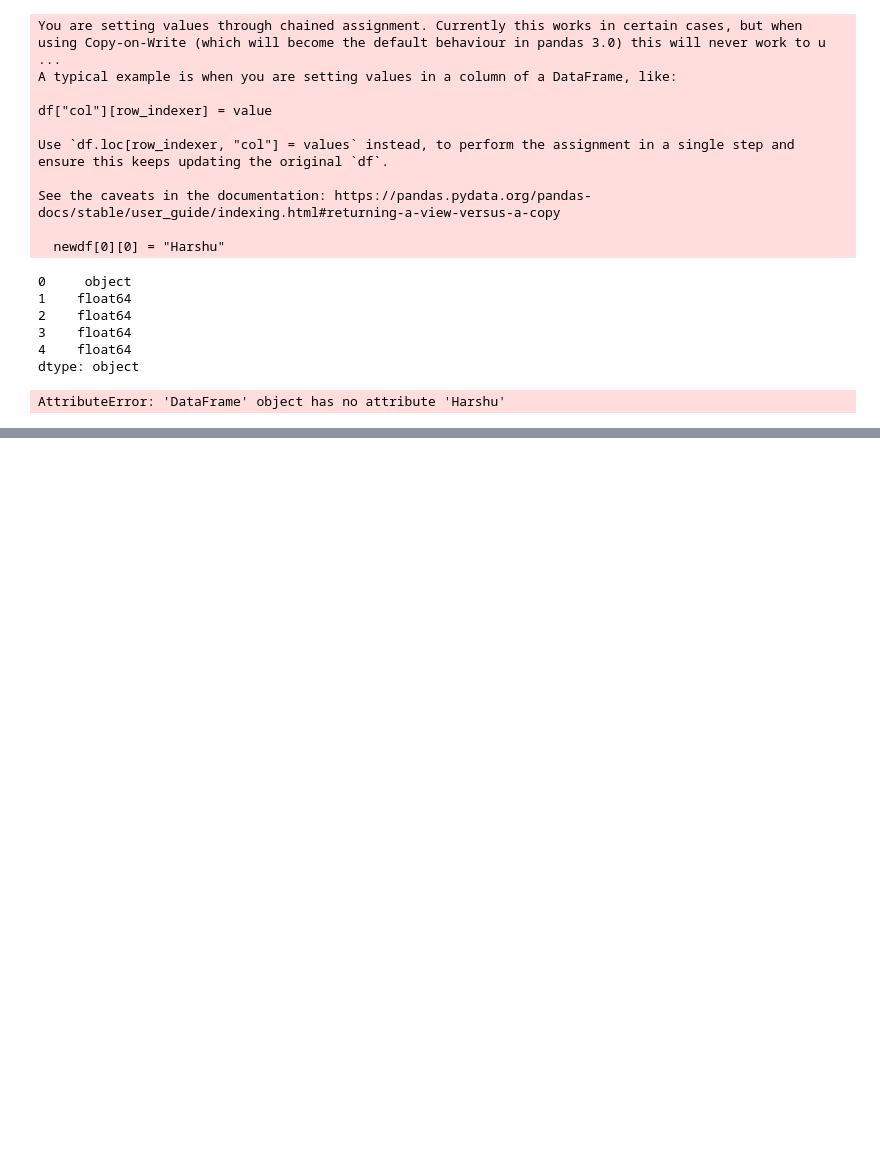
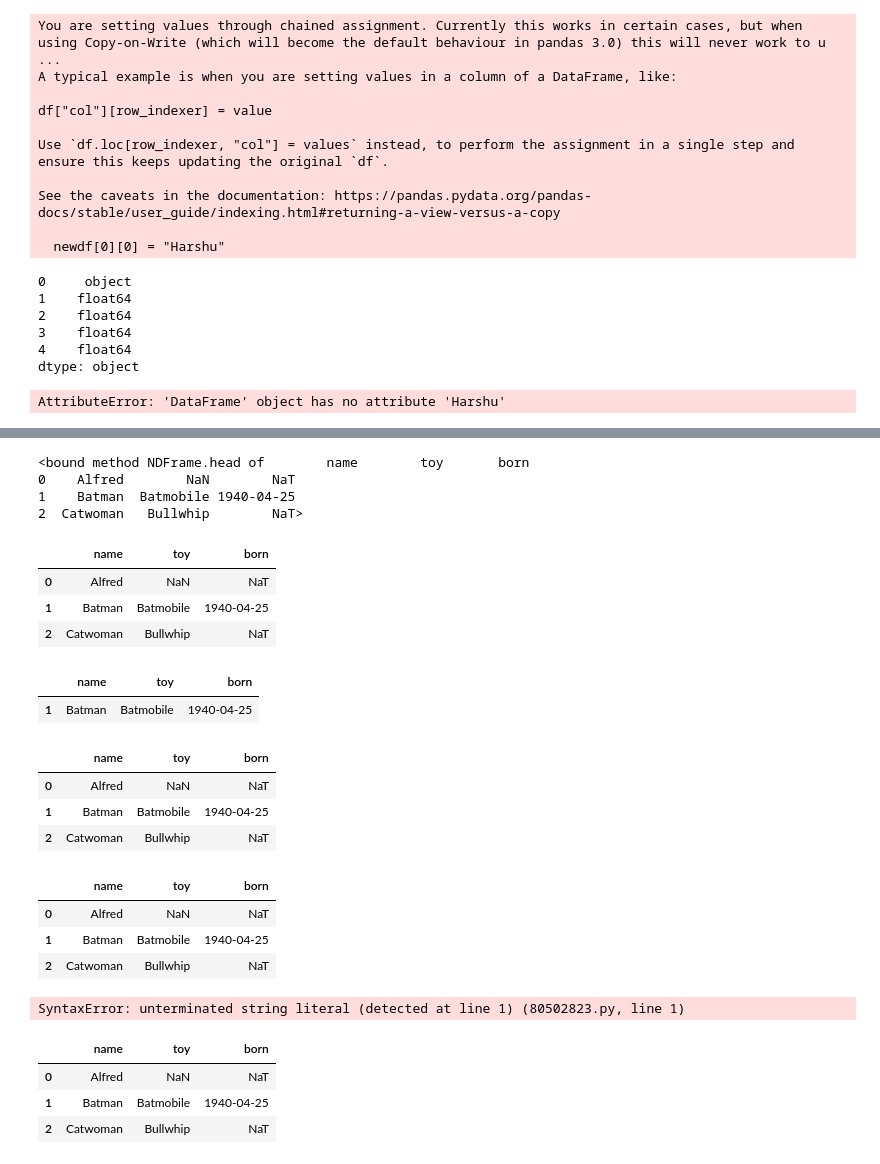
Before and after one commit to HarshitaSharmai/DSA-with-Python, a Jupyter notebook: PANDAS/Pandas.ipynb, the cells around one changed output, grey strips where cells are left out. Drawn from its saved outputs; the diff is of its cells as text; code cells hidden in the pictures; blank space fills up the shorter version.

```diff
--- a/PANDAS/Pandas.ipynb
+++ b/PANDAS/Pandas.ipynb
@@ -270,0 +244,51 @@ newdf
+# %%
+df = pd.DataFrame(
+    {         "name": ["Alfred", "Batman", "Catwoman"],
+        "toy": [np.nan, "Batmobile", "Bullwhip"],
+         "born": [pd.NaT, pd.Timestamp("1940-04-25"), pd.NaT],
+   }
+ )
+# %%
+df.head
+# %% [output]
+<bound method NDFrame.head of        name        toy       born
+0    Alfred        NaN        NaT
+1    Batman  Batmobile 1940-04-25
+2  Catwoman   Bullwhip        NaT>
+# %%
+df.head()
+# %% [output]
+|  | name | toy | born |
+| 0 | Alfred | NaN | NaT |
+| 1 | Batman | Batmobile | 1940-04-25 |
+| 2 | Catwoman | Bullwhip | NaT |
+# %%
+df.dropna()
+# %% [output]
+|  | name | toy | born |
+| 1 | Batman | Batmobile | 1940-04-25 |
+# %%
+df.dropna(how='all')
+# %% [output]
+|  | name | toy | born |
+| 0 | Alfred | NaN | NaT |
+| 1 | Batman | Batmobile | 1940-04-25 |
+| 2 | Catwoman | Bullwhip | NaT |
+# %%
+df.dropna(how='all',axis=1)
+# %% [output]
+|  | name | toy | born |
+| 0 | Alfred | NaN | NaT |
+| 1 | Batman | Batmobile | 1940-04-25 |
+| 2 | Catwoman | Bullwhip | NaT |
+# %%
+ df.drop_duplicates(subset=["name])
+# %% [output]
+SyntaxError: unterminated string literal (detected at line 1) (80502823.py, line 1)
+# %%
+ df.drop_duplicates(subset=['name'])
+# %% [output]
+|  | name | toy | born |
+| 0 | Alfred | NaN | NaT |
+| 1 | Batman | Batmobile | 1940-04-25 |
+| 2 | Catwoman | Bullwhip | NaT |
```
Also changed, not shown: parts of 27 cells of this notebook.
